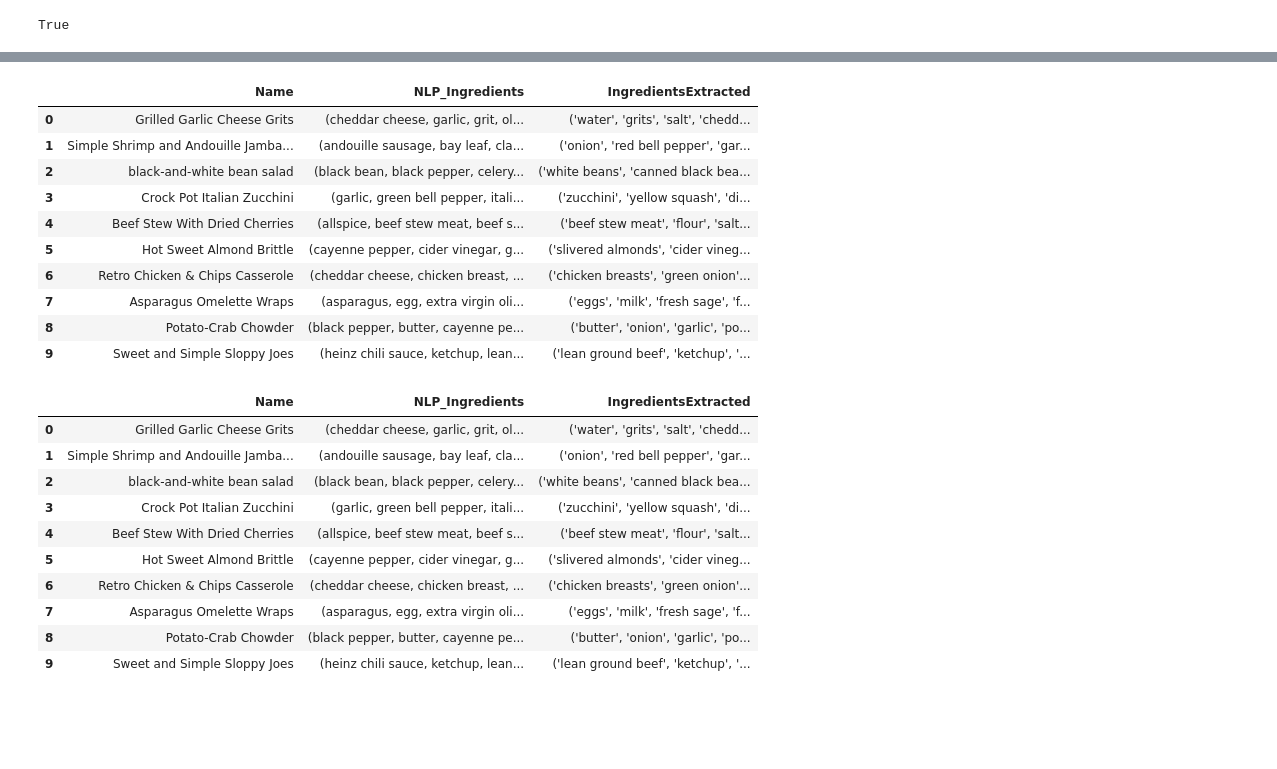
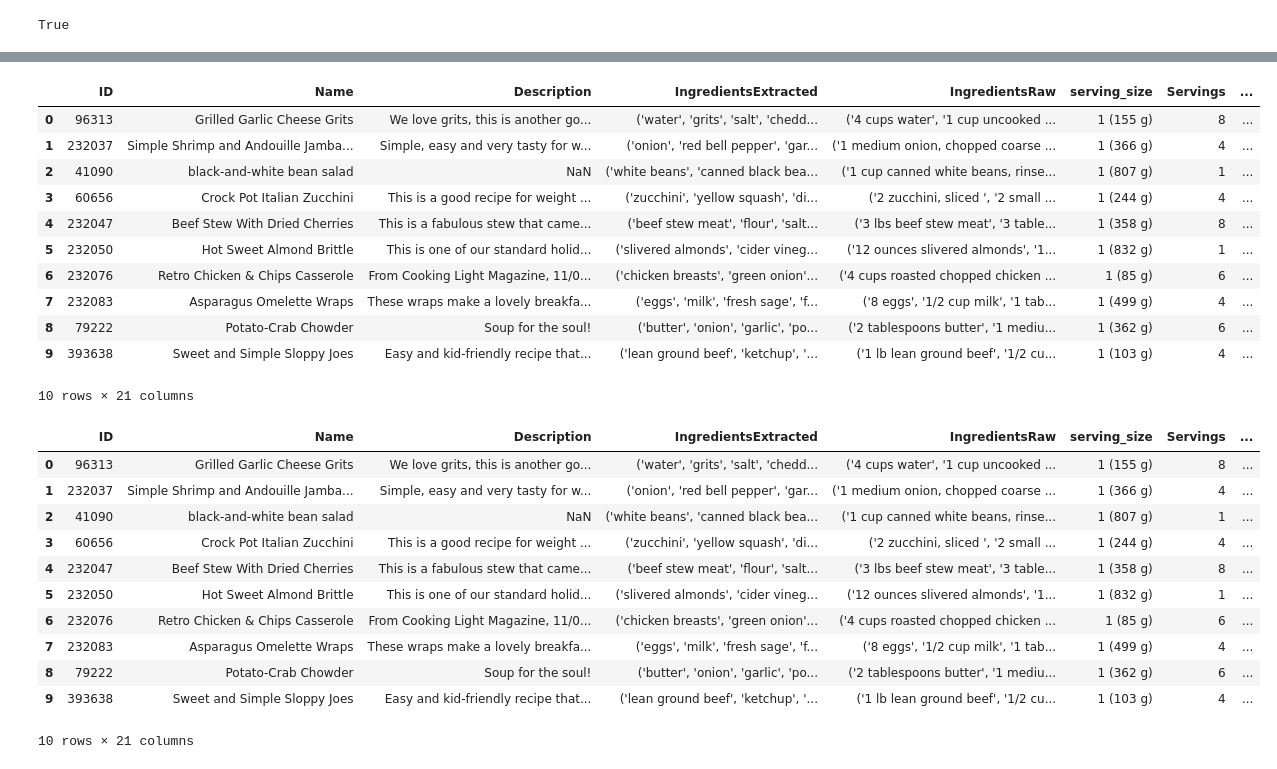
Before and after one commit to Jguan10/Dishcovery, a Jupyter notebook: nlp.ipynb, the cells around one changed output, grey strips where cells are left out. Cells and saved outputs as stored; diff of their text form; code cells hidden in the pictures; blank space fills up the shorter version.

```diff
--- a/nlp.ipynb
+++ b/nlp.ipynb
@@ -123,5 +123,4 @@ df.head(10)
 # %%
 df['NLP_Ingredients'] = df['IngredientsExtracted'].apply(process_ingredient_list)
-df = df[['Name','NLP_Ingredients', 'IngredientsExtracted']]
 df.head(10)
 # %% [output]
@@ -153,20 +153,20 @@ def remove_duplicates(df, column_name):
     return df
 # %%
 df = remove_duplicates(df, 'NLP_Ingredients')
-df = df[['Name','NLP_Ingredients', 'IngredientsExtracted']]
 df.head(10)
 # %% [output]
-|  | Name | NLP_Ingredients | IngredientsExtracted |
-| 0 | Grilled Garlic Cheese Grits | (cheddar cheese, garlic, grit, ol... | ('water', 'grits', 'salt', 'chedd... |
-| 1 | Simple Shrimp and Andouille Jamba... | (andouille sausage, bay leaf, cla... | ('onion', 'red bell pepper', 'gar... |
-| 2 | black-and-white bean salad | (black bean, black pepper, celery... | ('white beans', 'canned black bea... |
-| 3 | Crock Pot Italian Zucchini | (garlic, green bell pepper, itali... | ('zucchini', 'yellow squash', 'di... |
-| 4 | Beef Stew With Dried Cherries | (allspice, beef stew meat, beef s... | ('beef stew meat', 'flour', 'salt... |
-| 5 | Hot Sweet Almond Brittle | (cayenne pepper, cider vinegar, g... | ('slivered almonds', 'cider vineg... |
-| 6 | Retro Chicken & Chips Casserole | (cheddar cheese, chicken breast, ... | ('chicken breasts', 'green onion'... |
-| 7 | Asparagus Omelette Wraps | (asparagus, egg, extra virgin oli... | ('eggs', 'milk', 'fresh sage', 'f... |
-| 8 | Potato-Crab Chowder | (black pepper, butter, cayenne pe... | ('butter', 'onion', 'garlic', 'po... |
-| 9 | Sweet and Simple Sloppy Joes | (heinz chili sauce, ketchup, lean... | ('lean ground beef', 'ketchup', '... |
+|  | ID | Name | Description | IngredientsExtracted | IngredientsRaw | serving_size | Servings | ... |
+| 0 | 96313 | Grilled Garlic Cheese Grits | We love grits, this is another go... | ('water', 'grits', 'salt', 'chedd... | ('4 cups water', '1 cup uncooked ... | 1 (155 g) | 8 | ... |
+| 1 | 232037 | Simple Shrimp and Andouille Jamba... | Simple, easy and very tasty for w... | ('onion', 'red bell pepper', 'gar... | ('1 medium onion, chopped coarse ... | 1 (366 g) | 4 | ... |
+| 2 | 41090 | black-and-white bean salad | NaN | ('white beans', 'canned black bea... | ('1 cup canned white beans, rinse... | 1 (807 g) | 1 | ... |
+| 3 | 60656 | Crock Pot Italian Zucchini | This is a good recipe for weight ... | ('zucchini', 'yellow squash', 'di... | ('2 zucchini, sliced ', '2 small ... | 1 (244 g) | 4 | ... |
+| 4 | 232047 | Beef Stew With Dried Cherries | This is a fabulous stew that came... | ('beef stew meat', 'flour', 'salt... | ('3 lbs beef stew meat', '3 table... | 1 (358 g) | 8 | ... |
+| 5 | 232050 | Hot Sweet Almond Brittle | This is one of our standard holid... | ('slivered almonds', 'cider vineg... | ('12 ounces slivered almonds', '1... | 1 (832 g) | 1 | ... |
+| 6 | 232076 | Retro Chicken & Chips Casserole | From Cooking Light Magazine, 11/0... | ('chicken breasts', 'green onion'... | ('4 cups roasted chopped chicken ... | 1 (85 g) | 6 | ... |
+| 7 | 232083 | Asparagus Omelette Wraps | These wraps make a lovely breakfa... | ('eggs', 'milk', 'fresh sage', 'f... | ('8 eggs', '1/2 cup milk', '1 tab... | 1 (499 g) | 4 | ... |
+| 8 | 79222 | Potato-Crab Chowder | Soup for the soul! | ('butter', 'onion', 'garlic', 'po... | ('2 tablespoons butter', '1 mediu... | 1 (362 g) | 6 | ... |
+| 9 | 393638 | Sweet and Simple Sloppy Joes | Easy and kid-friendly recipe that... | ('lean ground beef', 'ketchup', '... | ('1 lb lean ground beef', '1/2 cu... | 1 (103 g) | 4 | ... |
+10 rows × 21 columns
 # %%
 def remove_empty(ingredient):
     try:
@@ -185,17 +185,18 @@ def remove_empty(ingredient):
 df['NLP_Ingredients'] = df['NLP_Ingredients'].apply(remove_empty)
 df.head(10)
 # %% [output]
-|  | Name | NLP_Ingredients | IngredientsExtracted |
-| 0 | Grilled Garlic Cheese Grits | (cheddar cheese, garlic, grit, ol... | ('water', 'grits', 'salt', 'chedd... |
-| 1 | Simple Shrimp and Andouille Jamba... | (andouille sausage, bay leaf, cla... | ('onion', 'red bell pepper', 'gar... |
-| 2 | black-and-white bean salad | (black bean, black pepper, celery... | ('white beans', 'canned black bea... |
-| 3 | Crock Pot Italian Zucchini | (garlic, green bell pepper, itali... | ('zucchini', 'yellow squash', 'di... |
-| 4 | Beef Stew With Dried Cherries | (allspice, beef stew meat, beef s... | ('beef stew meat', 'flour', 'salt... |
-| 5 | Hot Sweet Almond Brittle | (cayenne pepper, cider vinegar, g... | ('slivered almonds', 'cider vineg... |
-| 6 | Retro Chicken & Chips Casserole | (cheddar cheese, chicken breast, ... | ('chicken breasts', 'green onion'... |
-| 7 | Asparagus Omelette Wraps | (asparagus, egg, extra virgin oli... | ('eggs', 'milk', 'fresh sage', 'f... |
-| 8 | Potato-Crab Chowder | (black pepper, butter, cayenne pe... | ('butter', 'onion', 'garlic', 'po... |
-| 9 | Sweet and Simple Sloppy Joes | (heinz chili sauce, ketchup, lean... | ('lean ground beef', 'ketchup', '... |
+|  | ID | Name | Description | IngredientsExtracted | IngredientsRaw | serving_size | Servings | ... |
+| 0 | 96313 | Grilled Garlic Cheese Grits | We love grits, this is another go... | ('water', 'grits', 'salt', 'chedd... | ('4 cups water', '1 cup uncooked ... | 1 (155 g) | 8 | ... |
+| 1 | 232037 | Simple Shrimp and Andouille Jamba... | Simple, easy and very tasty for w... | ('onion', 'red bell pepper', 'gar... | ('1 medium onion, chopped coarse ... | 1 (366 g) | 4 | ... |
+| 2 | 41090 | black-and-white bean salad | NaN | ('white beans', 'canned black bea... | ('1 cup canned white beans, rinse... | 1 (807 g) | 1 | ... |
+| 3 | 60656 | Crock Pot Italian Zucchini | This is a good recipe for weight ... | ('zucchini', 'yellow squash', 'di... | ('2 zucchini, sliced ', '2 small ... | 1 (244 g) | 4 | ... |
+| 4 | 232047 | Beef Stew With Dried Cherries | This is a fabulous stew that came... | ('beef stew meat', 'flour', 'salt... | ('3 lbs beef stew meat', '3 table... | 1 (358 g) | 8 | ... |
+| 5 | 232050 | Hot Sweet Almond Brittle | This is one of our standard holid... | ('slivered almonds', 'cider vineg... | ('12 ounces slivered almonds', '1... | 1 (832 g) | 1 | ... |
+| 6 | 232076 | Retro Chicken & Chips Casserole | From Cooking Light Magazine, 11/0... | ('chicken breasts', 'green onion'... | ('4 cups roasted chopped chicken ... | 1 (85 g) | 6 | ... |
+| 7 | 232083 | Asparagus Omelette Wraps | These wraps make a lovely breakfa... | ('eggs', 'milk', 'fresh sage', 'f... | ('8 eggs', '1/2 cup milk', '1 tab... | 1 (499 g) | 4 | ... |
+| 8 | 79222 | Potato-Crab Chowder | Soup for the soul! | ('butter', 'onion', 'garlic', 'po... | ('2 tablespoons butter', '1 mediu... | 1 (362 g) | 6 | ... |
+| 9 | 393638 | Sweet and Simple Sloppy Joes | Easy and kid-friendly recipe that... | ('lean ground beef', 'ketchup', '... | ('1 lb lean ground beef', '1/2 cu... | 1 (103 g) | 4 | ... |
+10 rows × 21 columns
 # %%
 
 df.to_csv('recipes_food_com_revised.csv')
```
Also changed, not shown: parts of 2 cells of this notebook.
